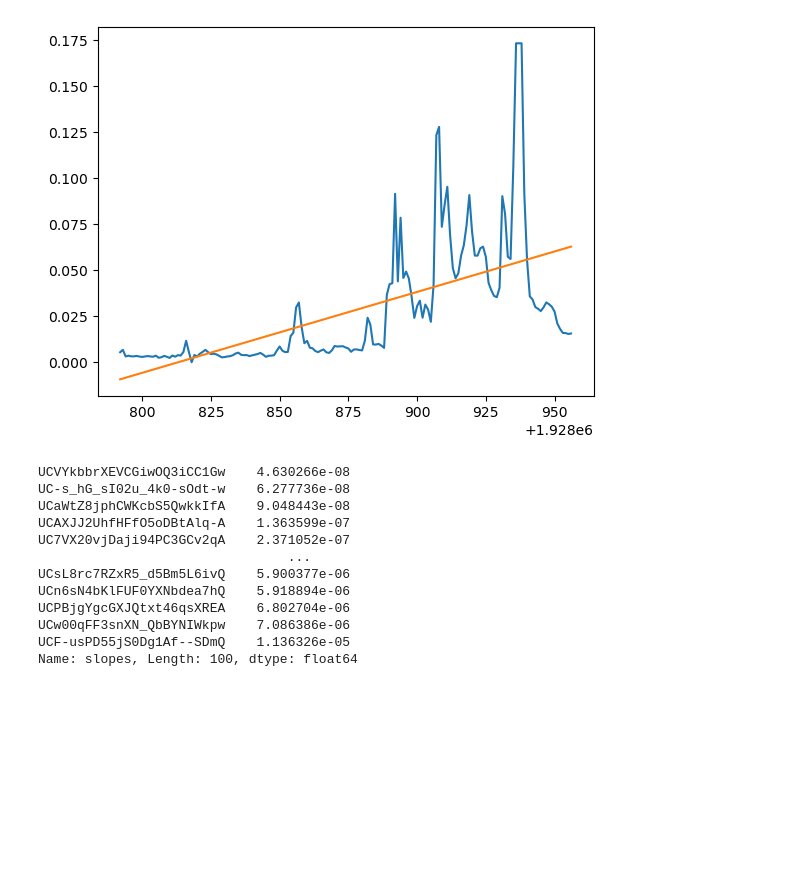
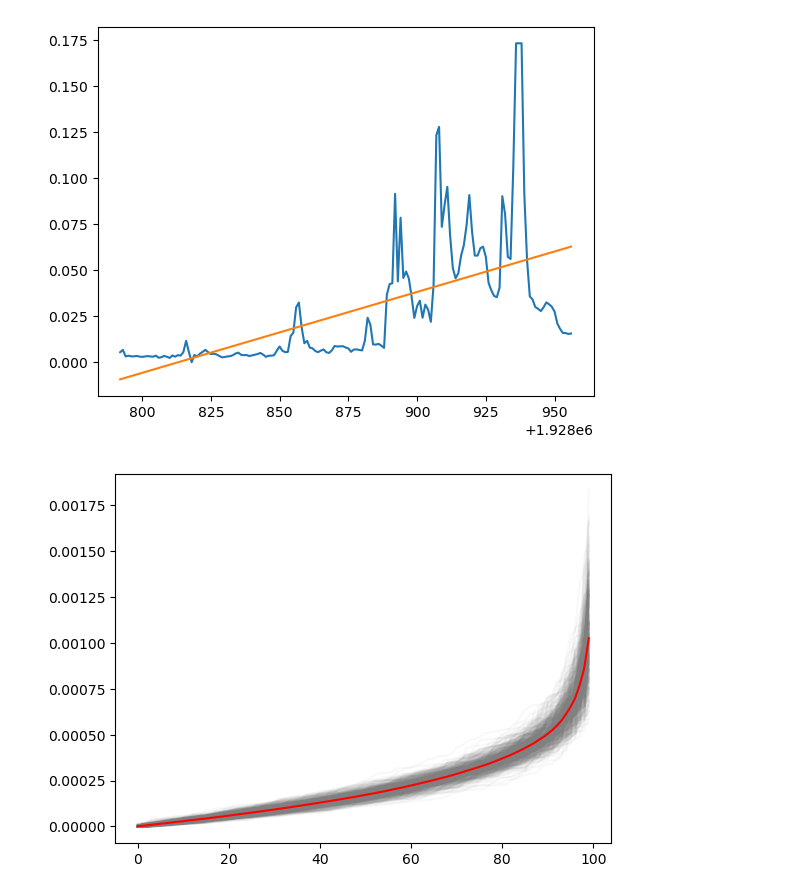
Before and after one commit to epfl-ada/ada-2022-project-pinacolada, a Jupyter notebook: outlier_classification.ipynb, the cells around one changed output. Cells and saved outputs as stored; diff of their text form; code cells hidden in the pictures; blank space fills up the shorter version.

```diff
--- a/outlier_classification.ipynb
+++ b/outlier_classification.ipynb
@@ -184,36 +184,24 @@ def sample_from_dict(d, sample=100):
     return dict(zip(keys, values))
 # %%
 mean = 0
-for i in range(100):
+N = 500
+for i in range(N):
     sample_diff_slopes = sample_from_dict(diff_slopes)
     # sample_dict_slope_with_outliers = {key: dict_slope_with_outliers[key]['slope'] for key in list(sample_diff_slopes.keys())}
     # sample_dict_slope_without_outliers = {key: dict_slope_without_outliers[key]['slope'] for key in list(sample_diff_slopes.keys())}
 
     sample_diff_slopes_df = pd.DataFrame.from_dict(sample_diff_slopes, orient='index', columns=['slopes'])
     # sample_slope_with_outliers_df = pd.DataFrame.from_dict(sample_dict_slope_with_outliers, orient='index', columns=['slopes'])
     # sample_slope_without_outliers_df = pd.DataFrame.from_dict(sample_dict_slope_without_outliers, orient='index', columns=['slopes'])
     # print(sample_diff_slopes_df.slopes.values().sort_values())
     # break
-    mean += sample_diff_slopes_df.slopes.sort_values() / 100
-    print(mean)
-    break
-    plt.plot(range(len(sample_diff_slopes_df.index)), sample_diff_slopes_df.slopes.sort_values(), alpha=0.1)
+    mean += sample_diff_slopes_df.slopes.sort_values().values / N
+    plt.plot(range(len(sample_diff_slopes_df.index)), sample_diff_slopes_df.slopes.sort_values(), alpha=0.05, color="grey")
 # mean = np.sum(mean, axis=1)
-# plt.plot(range(len(sample_diff_slopes_df.index)), mean)
+plt.plot(range(len(sample_diff_slopes_df.index)), mean, color="red")
 plt.show()
 # %% [output]
-UCVYkbbrXEVCGiwOQ3iCC1Gw    4.630266e-08
-UC-s_hG_sI02u_4k0-sOdt-w    6.277736e-08
-UCaWtZ8jphCWKcbS5QwkkIfA    9.048443e-08
-UCAXJJ2UhfHFfO5oDBtAlq-A    1.363599e-07
-UC7VX20vjDaji94PC3GCv2qA    2.371052e-07
-                                ...
-UCsL8rc7RZxR5_d5Bm5L6ivQ    5.900377e-06
-UCn6sN4bKlFUF0YXNbdea7hQ    5.918894e-06
-UCPBjgYgcGXJQtxt46qsXREA    6.802704e-06
-UCw00qFF3snXN_QbBYNIWkpw    7.086386e-06
-UCF-usPD55jS0Dg1Af--SDmQ    1.136326e-05
-Name: slopes, Length: 100, dtype: float64
+[figure, added]
 # %%
 sample_diff_slopes = sample_from_dict(diff_slopes)
 sample_dict_slope_with_outliers = {key: dict_slope_with_outliers[key]['slope'] for key in list(sample_diff_slopes.keys())}
```
Also changed, not shown: parts of 1 cell of this notebook, 1 other file.
